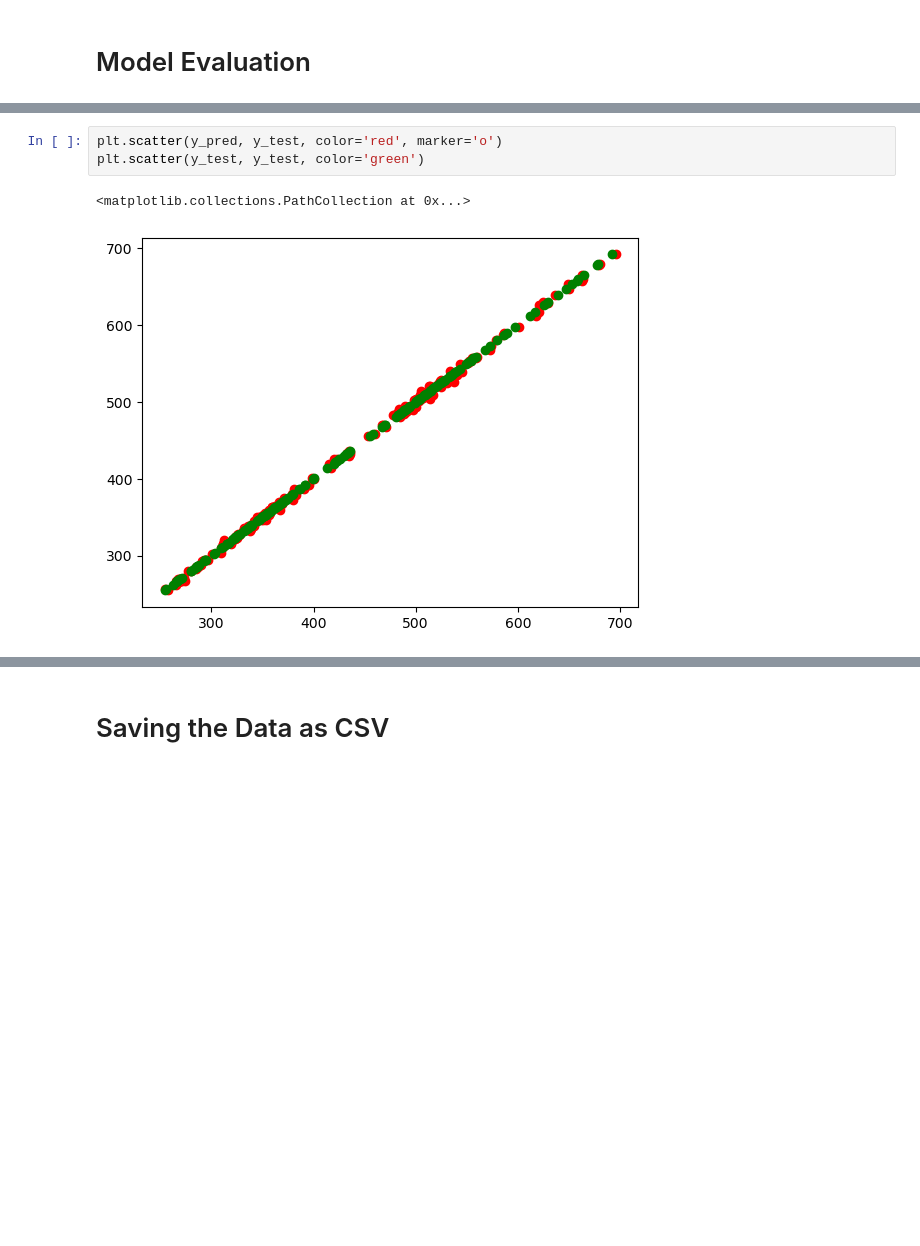
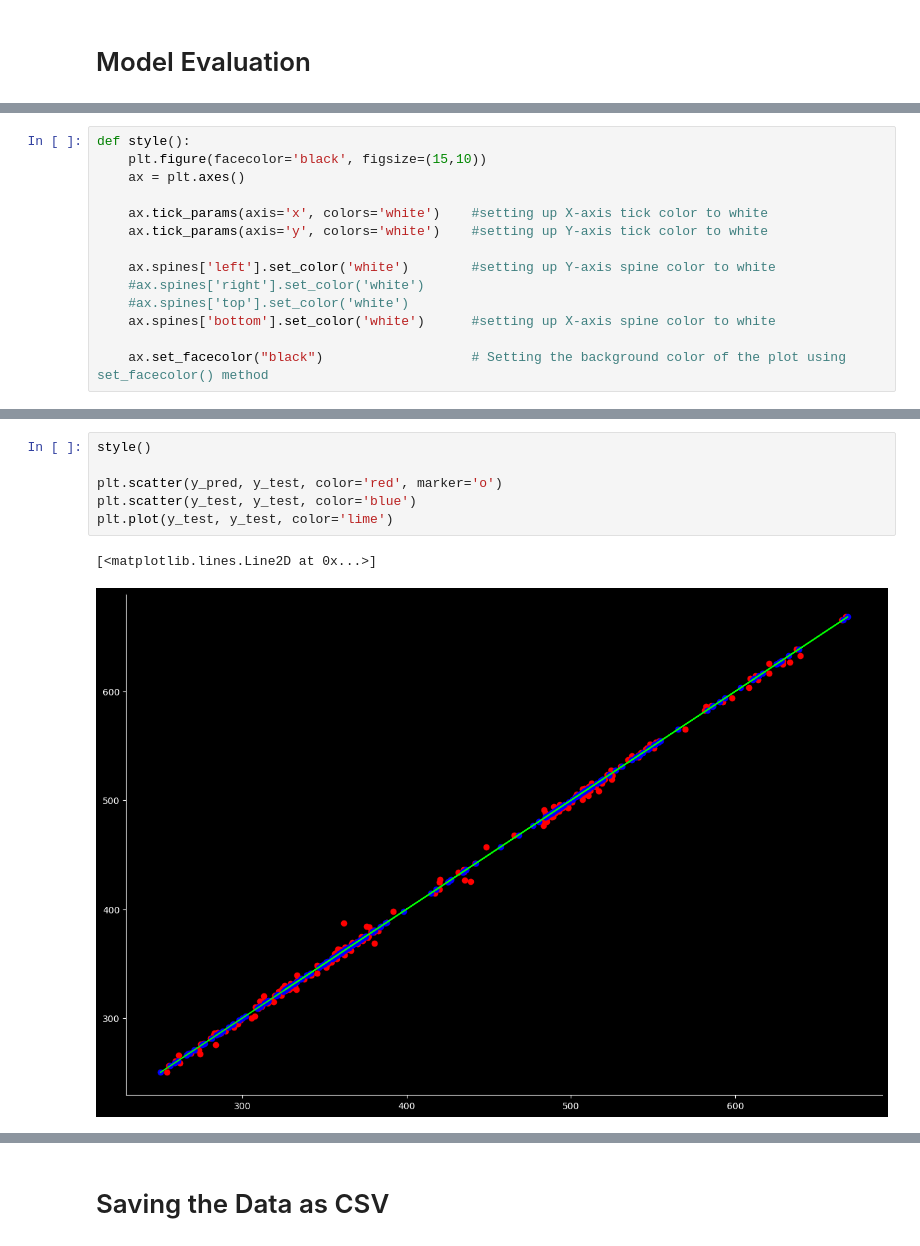
Before and after one commit to Subhajeet-Das/Netfilix-Stock-Price-prediction, a Jupyter notebook: netflix-stock-price-prediction.ipynb, the cells around one changed output, grey strips where cells are left out. Saved outputs shown, nothing was run; the diff lists cells and outputs as text; blank space fills up the shorter version.

```diff
--- a/netflix-stock-price-prediction.ipynb
+++ b/netflix-stock-price-prediction.ipynb
@@ -145,0 +154,14 @@ R2 Score :  0.999
+# %%
+def style():
+    plt.figure(facecolor='black', figsize=(15,10))
+    ax = plt.axes()
+
+    ax.tick_params(axis='x', colors='white')    #setting up X-axis tick color to white
+    ax.tick_params(axis='y', colors='white')    #setting up Y-axis tick color to white
+
+    ax.spines['left'].set_color('white')        #setting up Y-axis spine color to white
+    #ax.spines['right'].set_color('white')
+    #ax.spines['top'].set_color('white')
+    ax.spines['bottom'].set_color('white')      #setting up X-axis spine color to white
+
+    ax.set_facecolor("black")                   # Setting the background color of the plot using set_facecolor() method
@@ -146,9 +201,12 @@ R2 Score :  0.999
 # %%
+style()
+
 plt.scatter(y_pred, y_test, color='red', marker='o')
-plt.scatter(y_test, y_test, color='green')
+plt.scatter(y_test, y_test, color='blue')
+plt.plot(y_test, y_test, color='lime')
 # %% [output]
-<matplotlib.collections.PathCollection at 0x...>
+[<matplotlib.lines.Line2D at 0x...>]
-[figure, old version]
+[figure, new version]
 # %%
 test_pred['Close_Prediction'] = y_pred
 test_pred
```
Also changed, not shown: parts of 17 cells of this notebook.
